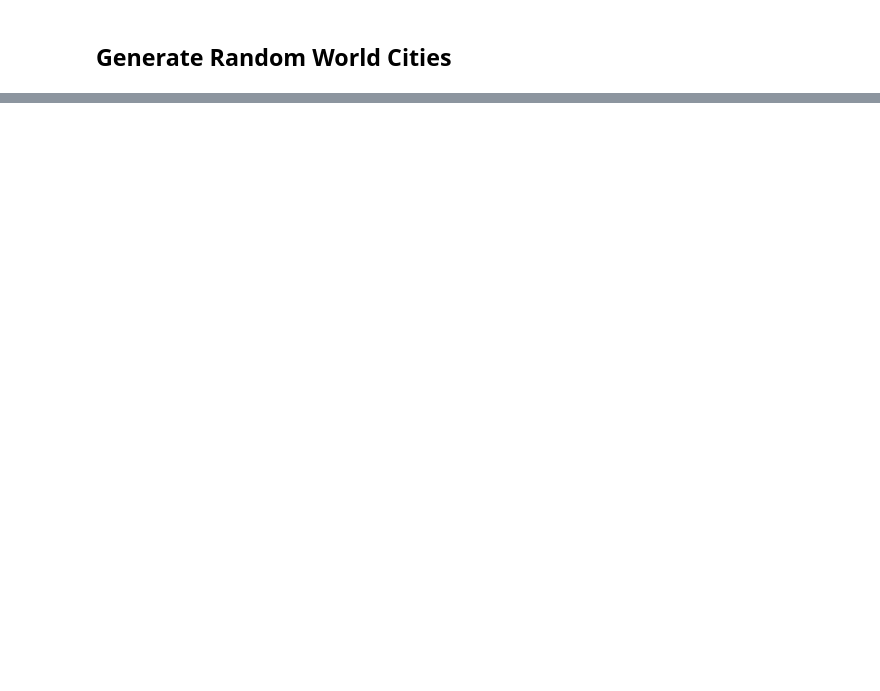
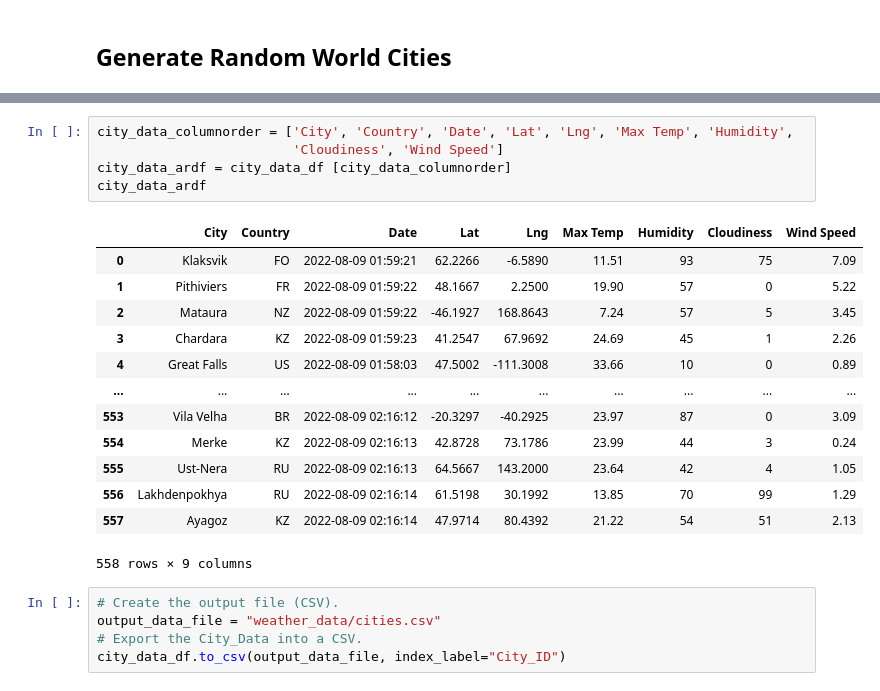
Before and after one commit to carloshgalvan95/World_Weather_Analysis, a Jupyter notebook: WeatherPy.ipynb, the cells around one changed output, grey strips where cells are left out. Drawn from its saved outputs; the diff is of its cells as text; blank space fills up the shorter version.

```diff
--- a/WeatherPy.ipynb
+++ b/WeatherPy.ipynb
@@ -105,0 +264,24 @@ for coordinate in coordinates:
+# %%
+city_data_columnorder = ['City', 'Country', 'Date', 'Lat', 'Lng', 'Max Temp', 'Humidity',
+                         'Cloudiness', 'Wind Speed']
+city_data_ardf = city_data_df [city_data_columnorder]
+city_data_ardf
+# %% [output]
+|  | City | Country | Date | Lat | Lng | Max Temp | Humidity | Cloudiness | Wind Speed |
+| 0 | Klaksvik | FO | 2022-08-09 01:59:21 | 62.2266 | -6.5890 | 11.51 | 93 | 75 | 7.09 |
+| 1 | Pithiviers | FR | 2022-08-09 01:59:22 | 48.1667 | 2.2500 | 19.90 | 57 | 0 | 5.22 |
+| 2 | Mataura | NZ | 2022-08-09 01:59:22 | -46.1927 | 168.8643 | 7.24 | 57 | 5 | 3.45 |
+| 3 | Chardara | KZ | 2022-08-09 01:59:23 | 41.2547 | 67.9692 | 24.69 | 45 | 1 | 2.26 |
+| 4 | Great Falls | US | 2022-08-09 01:58:03 | 47.5002 | -111.3008 | 33.66 | 10 | 0 | 0.89 |
+| ... | ... | ... | ... | ... | ... | ... | ... | ... | ... |
+| 553 | Vila Velha | BR | 2022-08-09 02:16:12 | -20.3297 | -40.2925 | 23.97 | 87 | 0 | 3.09 |
+| 554 | Merke | KZ | 2022-08-09 02:16:13 | 42.8728 | 73.1786 | 23.99 | 44 | 3 | 0.24 |
+| 555 | Ust-Nera | RU | 2022-08-09 02:16:13 | 64.5667 | 143.2000 | 23.64 | 42 | 4 | 1.05 |
+| 556 | Lakhdenpokhya | RU | 2022-08-09 02:16:14 | 61.5198 | 30.1992 | 13.85 | 70 | 99 | 1.29 |
+| 557 | Ayagoz | KZ | 2022-08-09 02:16:14 | 47.9714 | 80.4392 | 21.22 | 54 | 51 | 2.13 |
+558 rows × 9 columns
+# %%
+# Create the output file (CSV).
+output_data_file = "weather_data/cities.csv"
+# Export the City_Data into a CSV.
+city_data_df.to_csv(output_data_file, index_label="City_ID")
```
Also changed, not shown: parts of 11 cells of this notebook, 3 other files.
